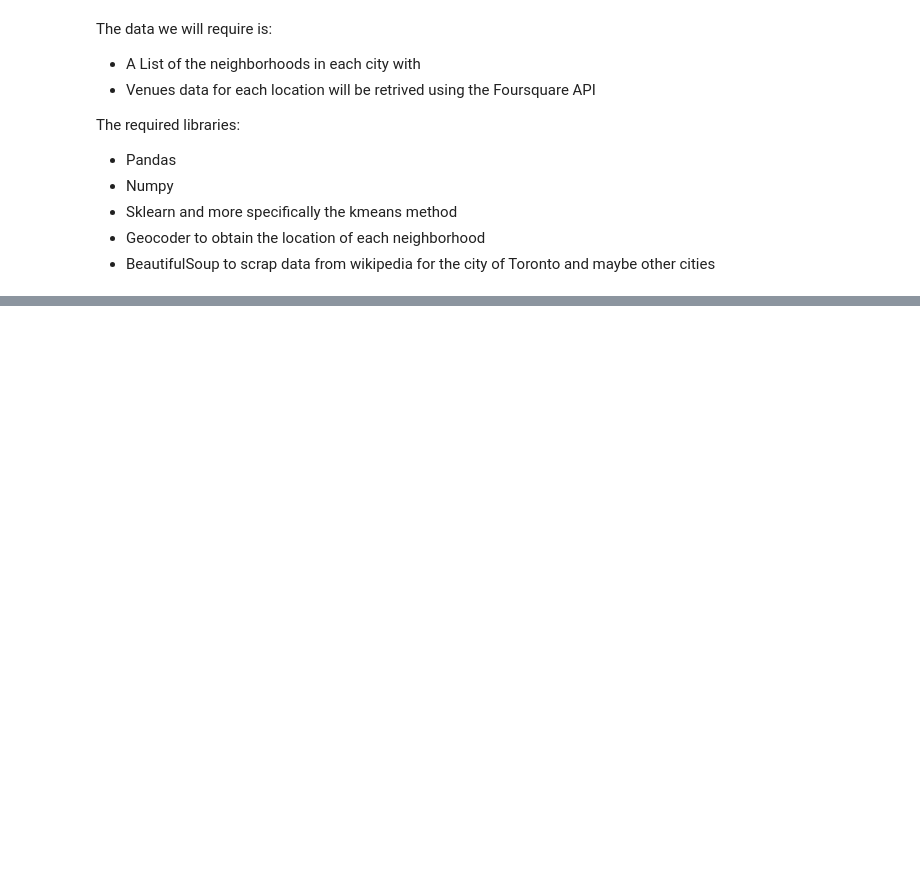
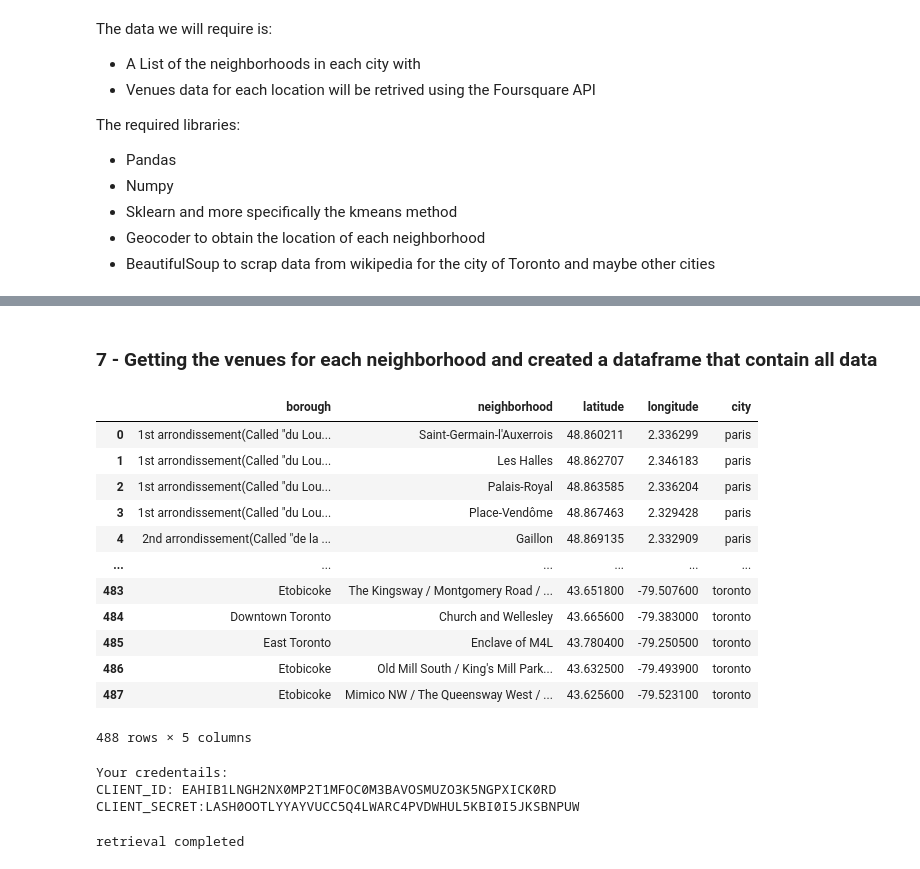
Before and after one commit to Alayadi-94/capstone, a Jupyter notebook: The_Battle_of_Neighborhoods.ipynb, the cells around one changed output, grey strips where cells are left out. Saved outputs shown, nothing was run; the diff lists cells and outputs as text; code cells hidden in the pictures; blank space fills up the shorter version.

```diff
--- a/The_Battle_of_Neighborhoods.ipynb
+++ b/The_Battle_of_Neighborhoods.ipynb
@@ -21,0 +314,5 @@ The required libraries:
+# %%
+paris = pd.DataFrame(columns = ['borough', 'neighborhood'])
+paris['borough'] = paris_borough
+paris['neighborhood'] = paris_neigh
+paris.head()
@@ -21,0 +330,20 @@ The required libraries:
+# %%
+paris_lat = []
+paris_long = []
+
+for i in paris['neighborhood']:
+    address = '{}, Paris, France'.format(i)
+
+    geolocator = Nominatim(user_agent="ny_explorer")
+    location = geolocator.geocode(address)
+    paris_lat.append(location.latitude)
+    paris_long.append(location.longitude)
+    #print('The geograpical coordinate of {} are {}, {}.'.format(i, location.latitude, location.latitude))
+# %%
+paris['latitude'] = paris_lat
+paris['longitude'] = paris_long
+# %%
+city = []
+for i in range(paris.shape[0]):
+    city.append('paris')
+paris['city'] = city
@@ -21,0 +359,32 @@ The required libraries:
+# %% [markdown]
+### 7 - Getting the venues for each neighborhood and created a dataframe that contain all data
+# %%
+all_neigh = pd.concat([paris, nyc, toronto]).reset_index(drop = True)
+all_neigh
+# %% [output]
+|  | borough | neighborhood | latitude | longitude | city |
+| 0 | 1st arrondissement(Called "du Lou... | Saint-Germain-l'Auxerrois | 48.860211 | 2.336299 | paris |
+| 1 | 1st arrondissement(Called "du Lou... | Les Halles | 48.862707 | 2.346183 | paris |
+| 2 | 1st arrondissement(Called "du Lou... | Palais-Royal | 48.863585 | 2.336204 | paris |
+| 3 | 1st arrondissement(Called "du Lou... | Place-Vendôme | 48.867463 | 2.329428 | paris |
+| 4 | 2nd arrondissement(Called "de la ... | Gaillon | 48.869135 | 2.332909 | paris |
+| ... | ... | ... | ... | ... | ... |
+| 483 | Etobicoke | The Kingsway / Montgomery Road / ... | 43.651800 | -79.507600 | toronto |
+| 484 | Downtown Toronto | Church and Wellesley | 43.665600 | -79.383000 | toronto |
+| 485 | East Toronto | Enclave of M4L | 43.780400 | -79.250500 | toronto |
+| 486 | Etobicoke | Old Mill South / King's Mill Park... | 43.632500 | -79.493900 | toronto |
+| 487 | Etobicoke | Mimico NW / The Queensway West / ... | 43.625600 | -79.523100 | toronto |
+488 rows × 5 columns
+# %%
+CLIENT_ID = 'EAHIB1LNGH2NX0MP2T1MFOC0M3BAVOSMUZO3K5NGPXICK0RD' # your Foursquare ID
+CLIENT_SECRET = 'LASH0OOTLYYAYVUCC5Q4LWARC4PVDWHUL5KBI0I5JKSBNPUW' # your Foursquare Secret
+VERSION = '20180605' # Foursquare API version
+LIMIT = 100 # A default Foursquare API limit value
+
+print('Your credentails:')
+print('CLIENT_ID: ' + CLIENT_ID)
+print('CLIENT_SECRET:' + CLIENT_SECRET)
+# %% [output]
+Your credentails:
+CLIENT_ID: EAHIB1LNGH2NX0MP2T1MFOC0M3BAVOSMUZO3K5NGPXICK0RD
+CLIENT_SECRET:LASH0OOTLYYAYVUCC5Q4LWARC4PVDWHUL5KBI0I5JKSBNPUW
@@ -21,0 +433,6 @@ The required libraries:
+# %%
+all_venues = getNearbyVenues(names=all_neigh['neighborhood'],
+                             latitudes=all_neigh['latitude'],
+                             longitudes=all_neigh['longitude'])
+# %% [output]
+retrieval completed
```
Also changed, not shown: parts of 67 cells of this notebook.
